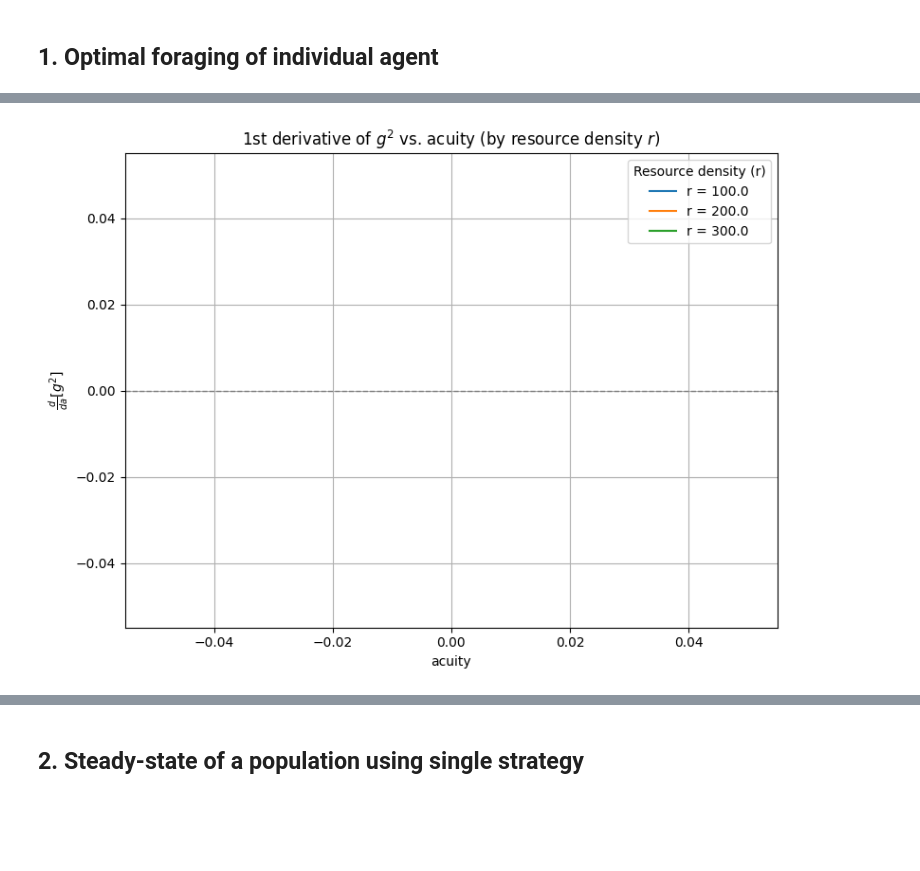
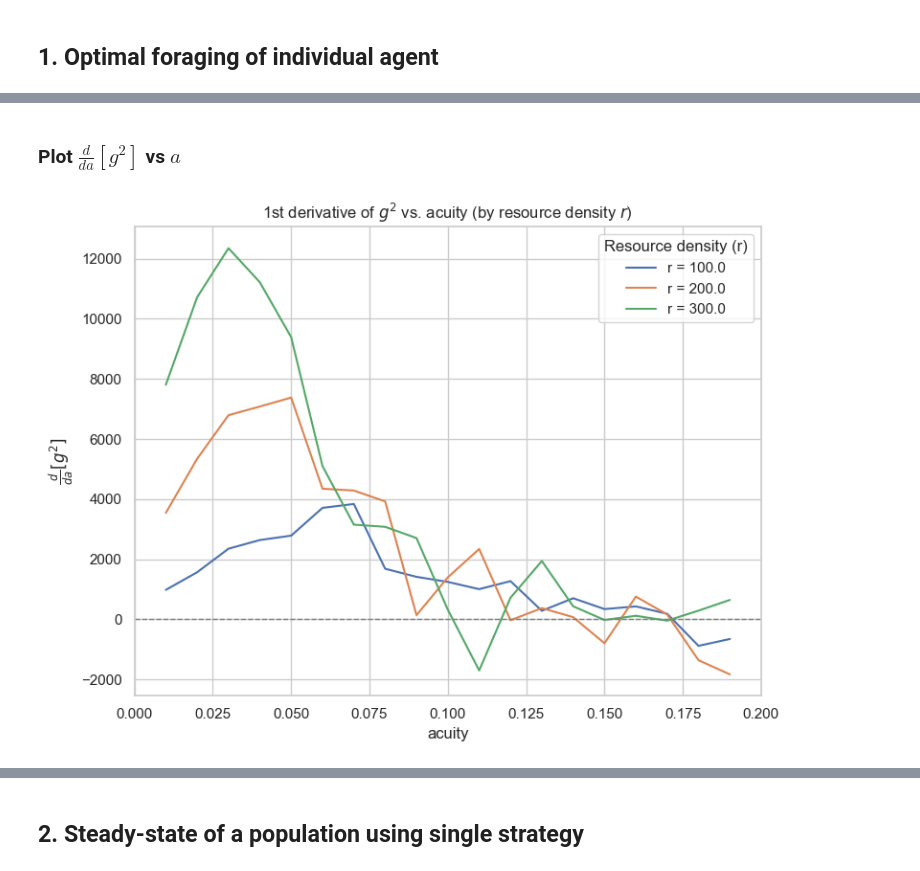
Before and after one commit to PrometheosFire/foraging-sim, a Jupyter notebook: evaluation/results.ipynb, the cells around one changed output, grey strips where cells are left out. Saved outputs shown, nothing was run; the diff lists cells and outputs as text; code cells hidden in the pictures; blank space fills up the shorter version.

```diff
--- a/evaluation/results.ipynb
+++ b/evaluation/results.ipynb
@@ -67,8 +110,15 @@ for r_value in r_values:
 # %%
-df["C"] = c_s * df["speed"]**2 + c_a * df["acuity"]
-df["mu"] = (df["energy"] + df["C"]) / df["speed"]
+# C = c_s * s^2 + c_a * a
+df["metabolic_cost"] = c_s * df["speed"]**2 + c_a * df["acuity"]
+
+# ni = (epsilon + C) / F
+df["resources_per_time"] = (df["net_energy_gain_rate"] + df["metabolic_cost"]) / F
+
 # Compute mean path length between encounters
-df["L"] = df["speed"] / df["mu"]
+with np.errstate(divide='ignore', invalid='ignore'):
+    df["L"] = df["speed"] / df["resources_per_time"]
+
+df = df[(df["L"] >= 1e-5) & (df["L"] <= 1e5)]
 
 # Plot 𝓛(a) vs. acuity for each resource density r
 plt.figure(figsize=(7, 5))
@@ -76,6 +126,7 @@ plt.figure(figsize=(7, 5))
 # Loop over each Rate
 for r_value in sorted(df["Rate"].unique()):
     subset = df[df["Rate"] == r_value]
+
 
     # Group by acuity and calculate mean L (if needed)
     grouped = subset.groupby("acuity")["L"].mean().reset_index()
@@ -88,6 +139,8 @@ plt.xlabel(r"acuity ($a$)")
 plt.ylabel(r"$\mathcal{L}($a$)$")
 plt.title(r"Mean path length between encounters $\mathcal{L}($a$)$")
 plt.legend(title=r"Resource density ($\mathcal{r}$)")
+plt.xlim(0,0.2)
+plt.ylim(0,0.2)
 plt.grid(True)
 plt.tight_layout()
 plt.show()
@@ -96,34 +149,40 @@ plt.show()
+# %% [markdown]
+### Plot $\frac{d}{da}[g^2]$ vs $a$
 # %%
 df = df.dropna(subset=["L"])
 plt.figure(figsize=(8, 6))
 
 # Loop through each resource density r
 for r_value in sorted(df["Rate"].unique()):
     # Filter and sort by acuity
-    group = df[df["Rate"] == r_value].sort_values("acuity")
+    subset = df[df["Rate"] == r_value]
 
-    a = group["acuity"].values
-    L = group["L"].values
+    # Group by acuity and calculate mean L
+    grouped = subset.groupby("acuity")["L"].mean().reset_index()
+    a = grouped["acuity"].values
+    L = grouped["L"].values
 
-    # Avoid division by zero or invalid values
     with np.errstate(divide='ignore', invalid='ignore'):
         g = 1 / L
         g2 = g**2
+        # Compute gradient pf g2 w.r.t. a
         dg2_da = np.gradient(g2, a)
 
     # Plot the derivative curve for this r
     plt.plot(a, dg2_da, label=f"r = {r_value}")
 
 # Add horizontal dashed line at y=0 (without duplicate label)
 plt.axhline(0, color='gray', linestyle='--', linewidth=1)
 
 # Labels and layout
 plt.xlabel("acuity")
 plt.ylabel(r"$\frac{d}{da}[g^2]$")
 plt.title("1st derivative of $g^2$ vs. acuity (by resource density $r$)")
+plt.xlim(0, 0.2)
+#plt.ylim(-1e4, 4e4)
 plt.grid(True)
 plt.legend(title="Resource density (r)")
 plt.tight_layout()
 plt.show()
 # %% [output]
-[figure, old version]
+[figure, new version]
```
Also changed, not shown: parts of 14 cells of this notebook.
